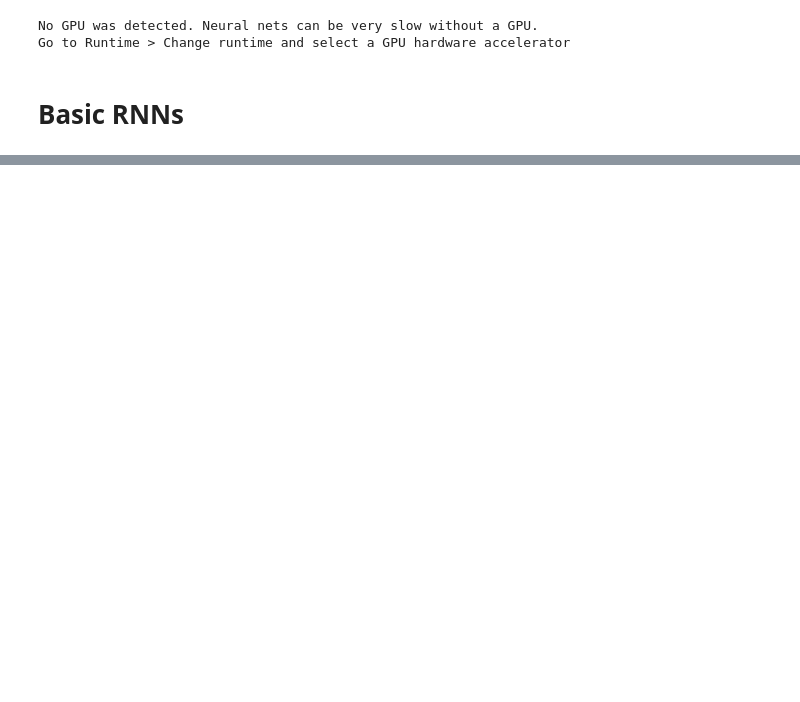
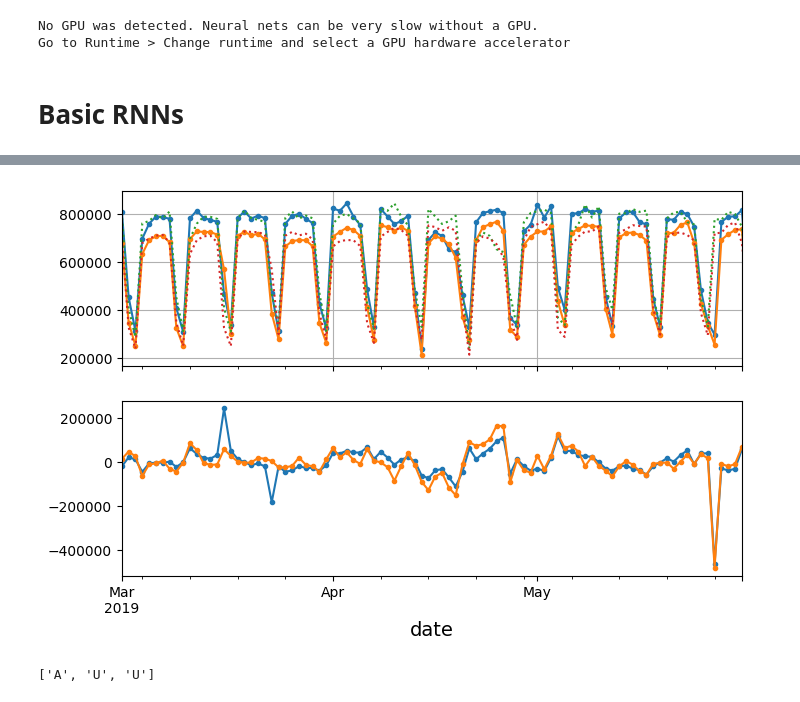
Before and after one commit to macsrc/mac-handson-ml3, a Jupyter notebook: ch15_explore.ipynb, the cells around one changed output, grey strips where cells are left out. Saved outputs shown, nothing was run; the diff lists cells and outputs as text; code cells hidden in the pictures; blank space fills up the shorter version.

```diff
--- a/ch15_explore.ipynb
+++ b/ch15_explore.ipynb
@@ -90,0 +108,15 @@ df = df.drop_duplicates()
+# %%
+diff_7 = df[["rail", "bus"]].diff(7)["2019-3":"2019-05"]
+
+fig, axs = plt.subplots(2, 1, sharex=True, figsize=(8,5))
+df.plot(ax=axs[0], marker=".", legend=False)
+df.shift(7).plot(ax=axs[0], grid=True, legend=False, linestyle=":" )
+diff_7.plot(ax=axs[1], legend=False, marker=".")
+axs[0].set_ylim(170_000, 900_000)
+plt.show()
+# %% [output]
+[figure, added]
+# %%
+list(df.loc["2019-05-25":"2019-05-27"]["day_type"])
+# %% [output]
+['A', 'U', 'U']
```
Also changed, not shown: parts of 11 cells of this notebook.
